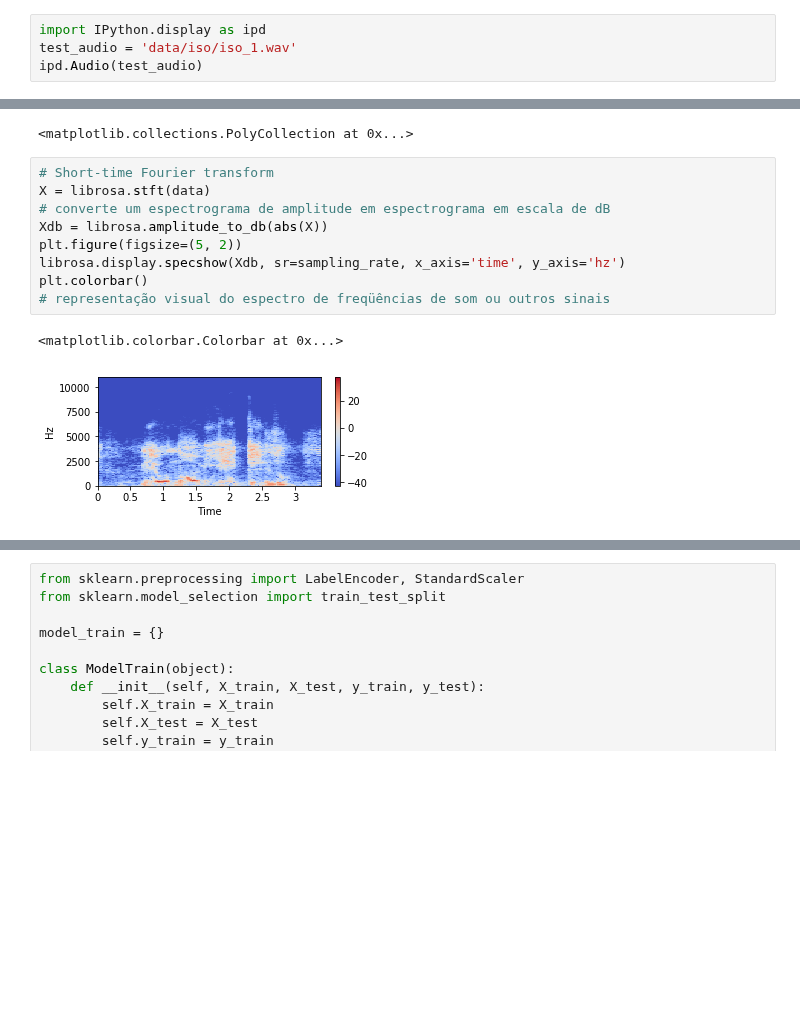
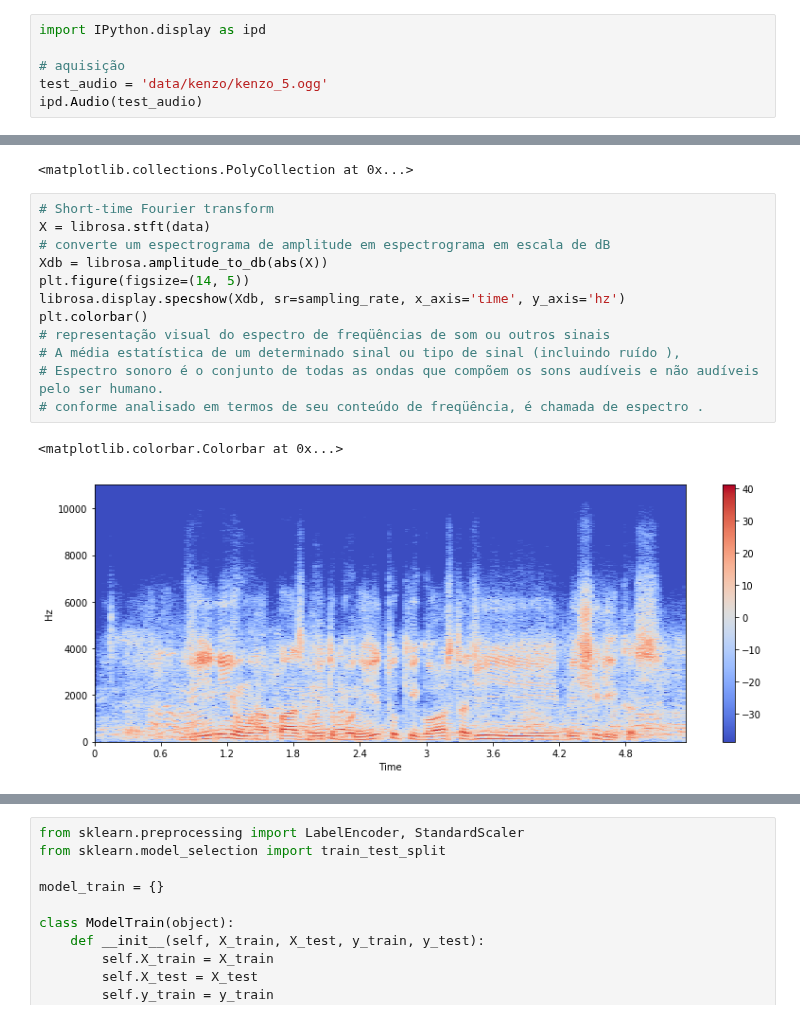
Before and after one commit to KenzoIkeizume/audio-recognizer, a Jupyter notebook: audio-recognizer.ipynb, the cells around one changed output, grey strips where cells are left out. Cells and saved outputs as stored; diff of their text form; blank space fills up the shorter version.

```diff
--- a/audio-recognizer.ipynb
+++ b/audio-recognizer.ipynb
@@ -1,6 +10,8 @@
 # %%
 import IPython.display as ipd
-test_audio = 'data/iso/iso_1.wav'
+
+# aquisição
+test_audio = 'data/kenzo/kenzo_5.ogg'
 ipd.Audio(test_audio)
 # %% [output]
 [interactive output not drawn]
@@ -27,15 +38,18 @@ librosa.display.waveplot(data, sr=sampling_rate)
 # %%
 # Short-time Fourier transform
 X = librosa.stft(data)
 # converte um espectrograma de amplitude em espectrograma em escala de dB
 Xdb = librosa.amplitude_to_db(abs(X))
-plt.figure(figsize=(5, 2))
+plt.figure(figsize=(14, 5))
 librosa.display.specshow(Xdb, sr=sampling_rate, x_axis='time', y_axis='hz')
 plt.colorbar()
 # representação visual do espectro de freqüências de som ou outros sinais
+# A média estatística de um determinado sinal ou tipo de sinal (incluindo ruído ),
+# Espectro sonoro é o conjunto de todas as ondas que compõem os sons audíveis e não audíveis pelo ser humano.
+# conforme analisado em termos de seu conteúdo de freqüência, é chamada de espectro .
 # %% [output]
 <matplotlib.colorbar.Colorbar at 0x...>
-[figure, old version]
+[figure, new version]
 # %%
 # converte o eixo de freqüência em um logarítmico.
 
```
Also changed, not shown: parts of 24 cells of this notebook.
